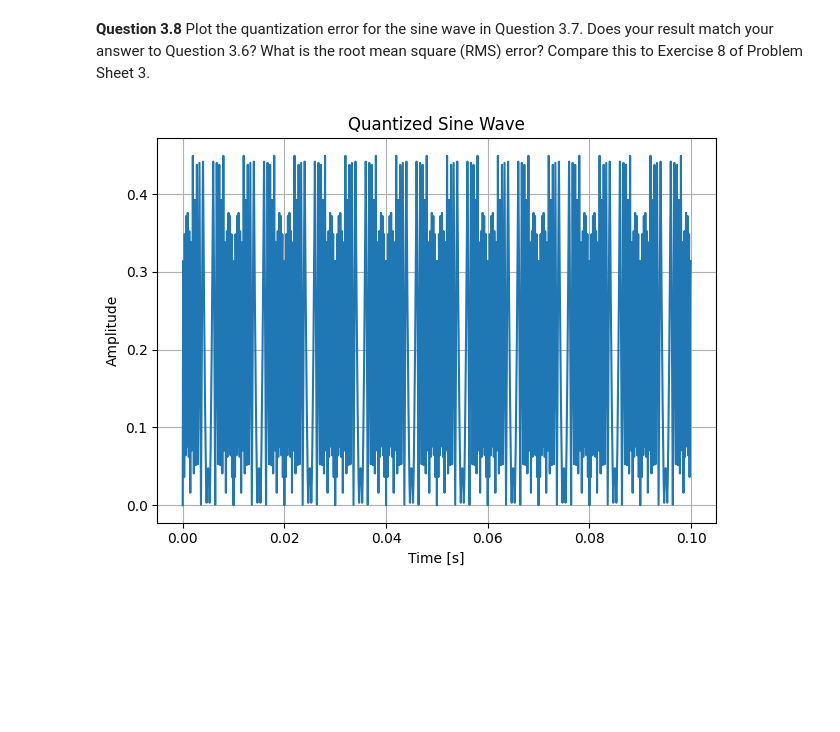
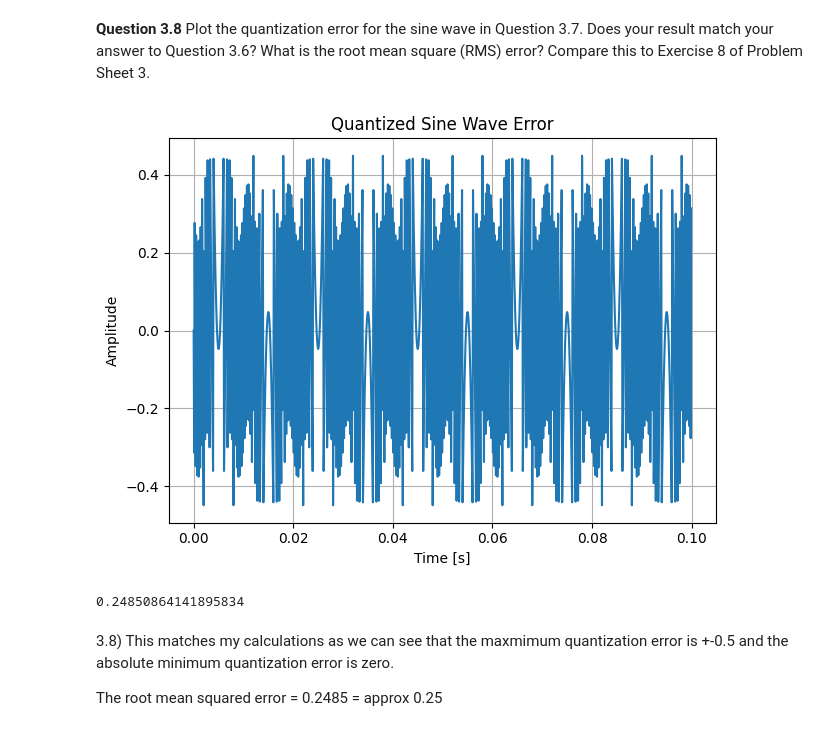
Before and after one commit to eeshawalji/sap-EE2-SS-LAB, a Jupyter notebook: EX3 - Sampling.ipynb, the cells around one changed output. Drawn from its saved outputs; the diff is of its cells as text; code cells hidden in the pictures; blank space fills up the shorter version.

```diff
--- a/EX3 - Sampling.ipynb
+++ b/EX3 - Sampling.ipynb
@@ -188,9 +190,25 @@ plt.show()
 # %%
 # plot quantization error here
 
-z = abs(y-x)
+z = y-x
 
-plt = plot_signal(t, z, title='Quantized Sine Wave', xlabel='Time [s]', ylabel='Amplitude')
+plt = plot_signal(t, z, title='Quantized Sine Wave Error', xlabel='Time [s]', ylabel='Amplitude')
+plt.savefig('results/ex3/ex3_error_of_quantized_sine_wave.pdf')
 plt.show()
 # %% [output]
-[figure, old version]
+[figure, new version]
+# %%
+rms_error = 0
+for i in z:
+    rms_error += i**2
+rms_error = rms_error / len(z)
+rms_error = rms_error**0.5
+
+print(rms_error)
+# %% [output]
+0.24850864141895834
+# %% [markdown]
+3.8)
+This matches my calculations as we can see that the maxmimum quantization error is +-0.5 and the absolute minimum quantization error is zero.
+
+The root mean squared error = 0.2485 = approx 0.25
```
Also changed, not shown: parts of 1 cell of this notebook.
